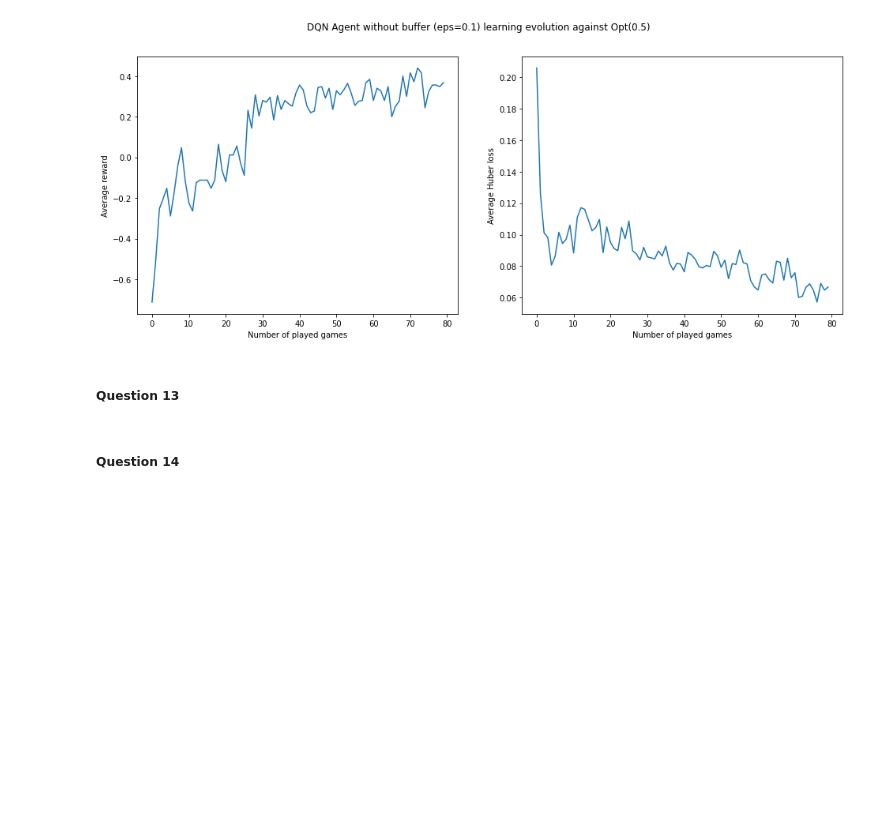
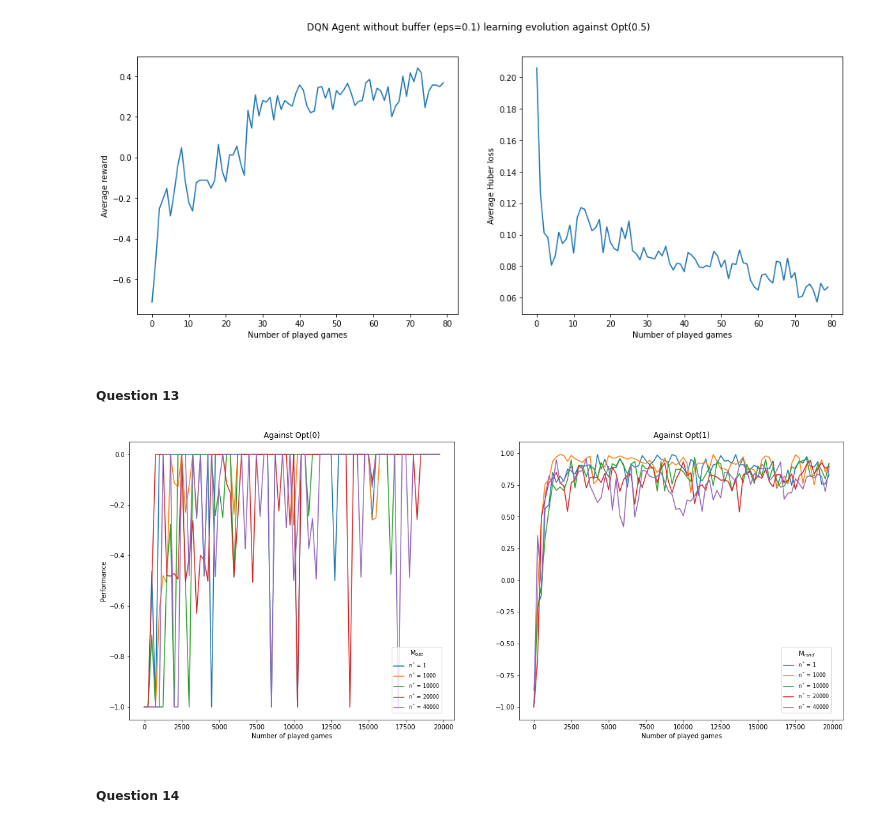
Before and after one commit to hbenedek/tic-tac-toe, a Jupyter notebook: main.ipynb, the cells around one changed output. Drawn from its saved outputs; the diff is of its cells as text; code cells hidden in the pictures; blank space fills up the shorter version.

```diff
--- a/main.ipynb
+++ b/main.ipynb
@@ -98,3 +97,26 @@ for agent in agents:
     all_history.append(history)
+# %%
+nstar_list = [1, 1000, 10000, 20000, 40000]
+
+m_opts_Q3 = np.zeros((80, len(agents)))
+m_rands_Q3 = np.zeros((80, len(agents)))
+
+for i, agent in enumerate(agents):
+    m_opts_Q3[:,i], m_rands_Q3[:,i] = agent.m_opts, agent.m_rands
+
+f, ax = plt.subplots(nrows=1, ncols=2, figsize= (20,8))
+
+for i, n_star in enumerate(nstar_list):
+    ax[0].plot(np.arange(80)*250, m_opts_Q3[:,i], label=r'n$^*$ = {:.0f}'.format(n_star))
+    ax[1].plot(np.arange(80)*250, m_rands_Q3[:,i], label=r'n$^*$ = {:.0f}'.format(n_star))
+
+ax[0].legend(loc='upper left', title=r'M$_{{opt}}$', bbox_to_anchor = (0.8, 0.27), prop={'size': 8})
+ax[1].legend(loc='upper left', title=r'M$_{{rand}}$', bbox_to_anchor = (0.8, 0.27), prop={'size': 8})
+ax[0].set(xlabel="Number of played games", ylabel="Performance", title="Against Opt(0)")
+ax[1].set(xlabel="Number of played games", title="Against Opt(1)")
+plt.show()
+plt.show()
+# %% [output]
+[figure, added]
 # %% [markdown]
 ##### Question 14 <a class="anchor" id="chapterq14"></a>
```
Also changed, not shown: parts of 2 cells of this notebook.
